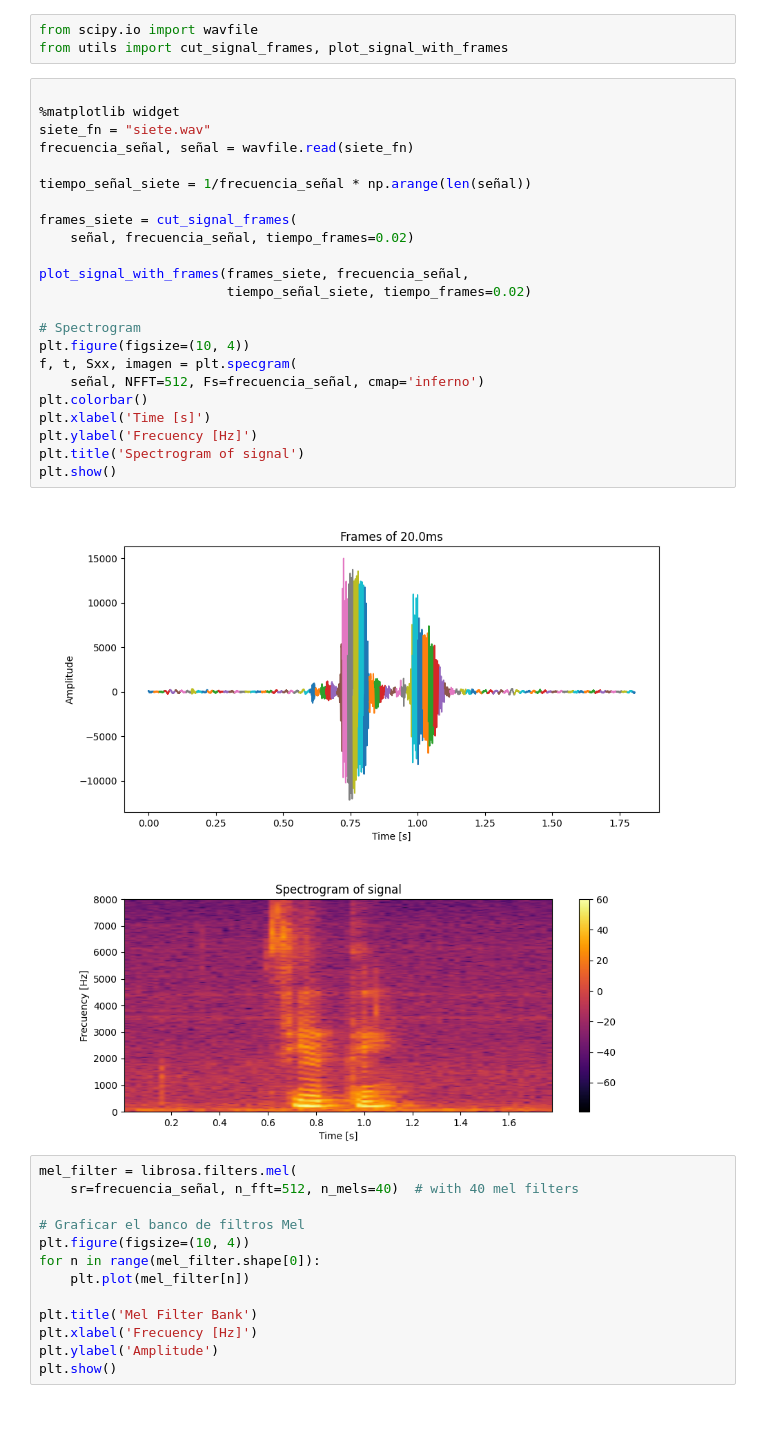
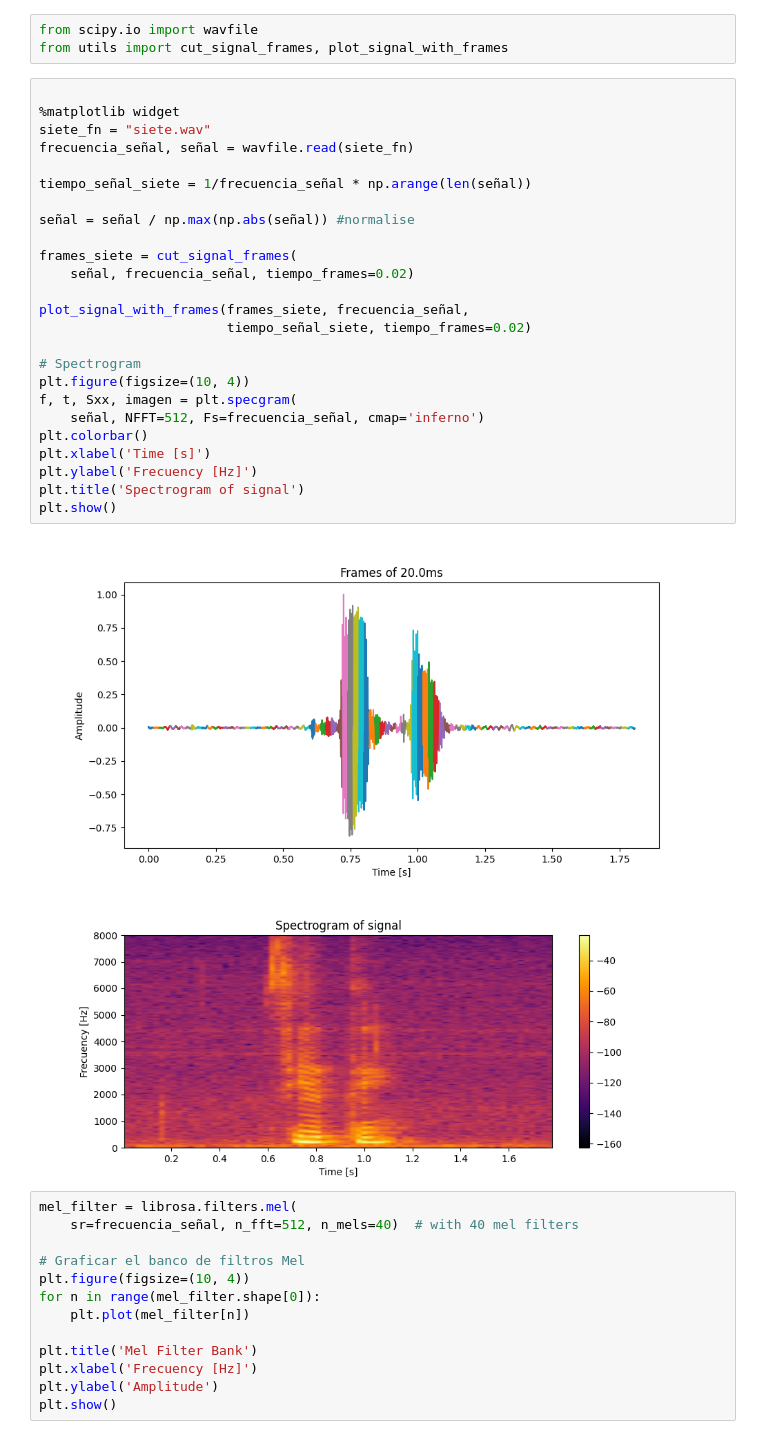
Before and after one commit to oscarjibou/University_projects, a Jupyter notebook: TDS/P3/src.ipynb, the cells around one changed output. Drawn from its saved outputs; the diff is of its cells as text.

```diff
--- a/TDS/P3/src.ipynb
+++ b/TDS/P3/src.ipynb
@@ -14,29 +14,31 @@ from utils import cut_signal_frames, plot_signal_with_frames
 # %%
 
 %matplotlib widget
 siete_fn = "siete.wav"
 frecuencia_señal, señal = wavfile.read(siete_fn)
 
 tiempo_señal_siete = 1/frecuencia_señal * np.arange(len(señal))
+
+señal = señal / np.max(np.abs(señal)) #normalise
 
 frames_siete = cut_signal_frames(
     señal, frecuencia_señal, tiempo_frames=0.02)
 
 plot_signal_with_frames(frames_siete, frecuencia_señal,
                         tiempo_señal_siete, tiempo_frames=0.02)
 
 # Spectrogram
 plt.figure(figsize=(10, 4))
 f, t, Sxx, imagen = plt.specgram(
     señal, NFFT=512, Fs=frecuencia_señal, cmap='inferno')
 plt.colorbar()
 plt.xlabel('Time [s]')
 plt.ylabel('Frecuency [Hz]')
 plt.title('Spectrogram of signal')
 plt.show()
 # %% [output]
-[figure, old version]
+[figure, new version]
-[figure, old version]
+[figure, new version]
 # %%
 mel_filter = librosa.filters.mel(
     sr=frecuencia_señal, n_fft=512, n_mels=40)  # with 40 mel filters
```
